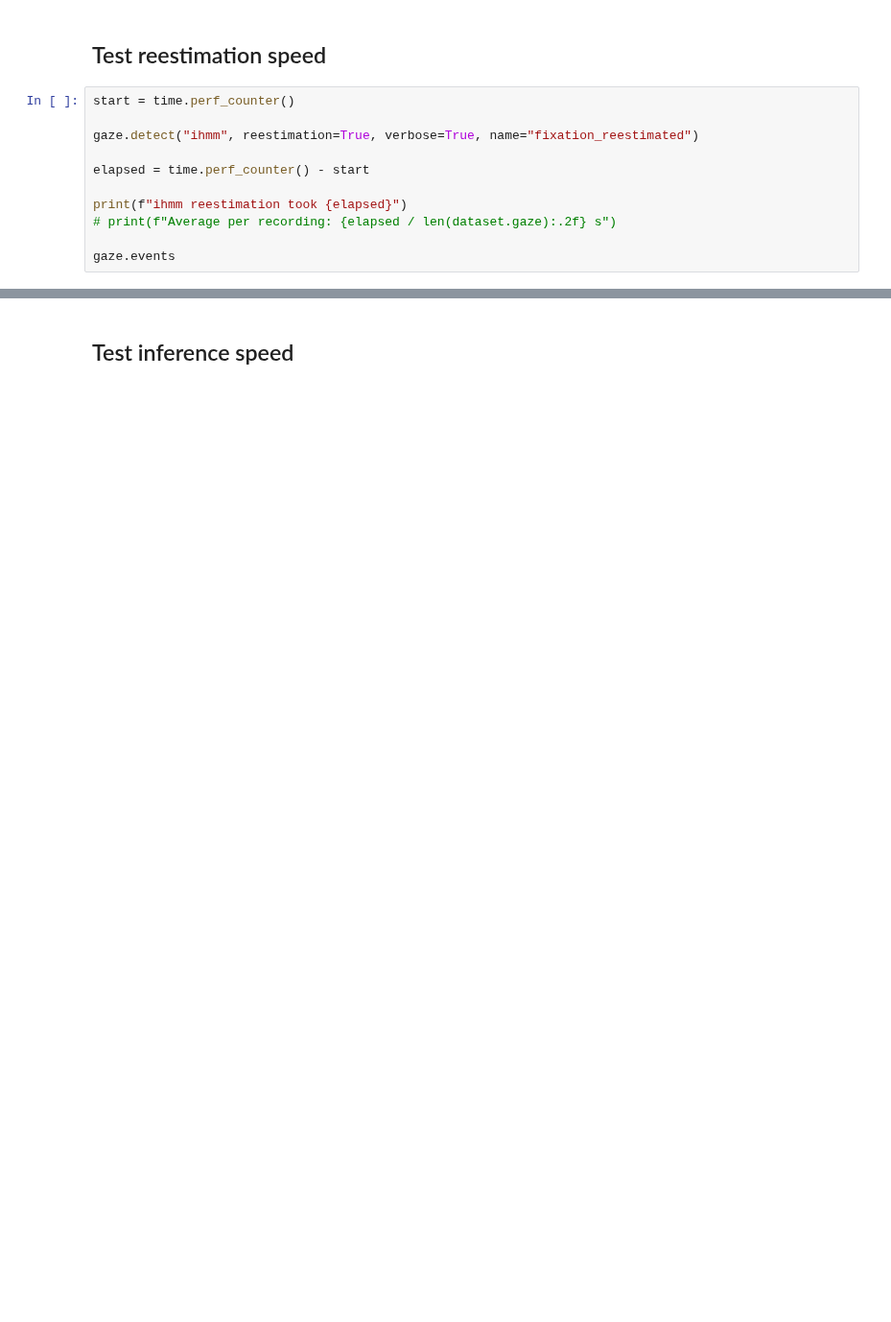
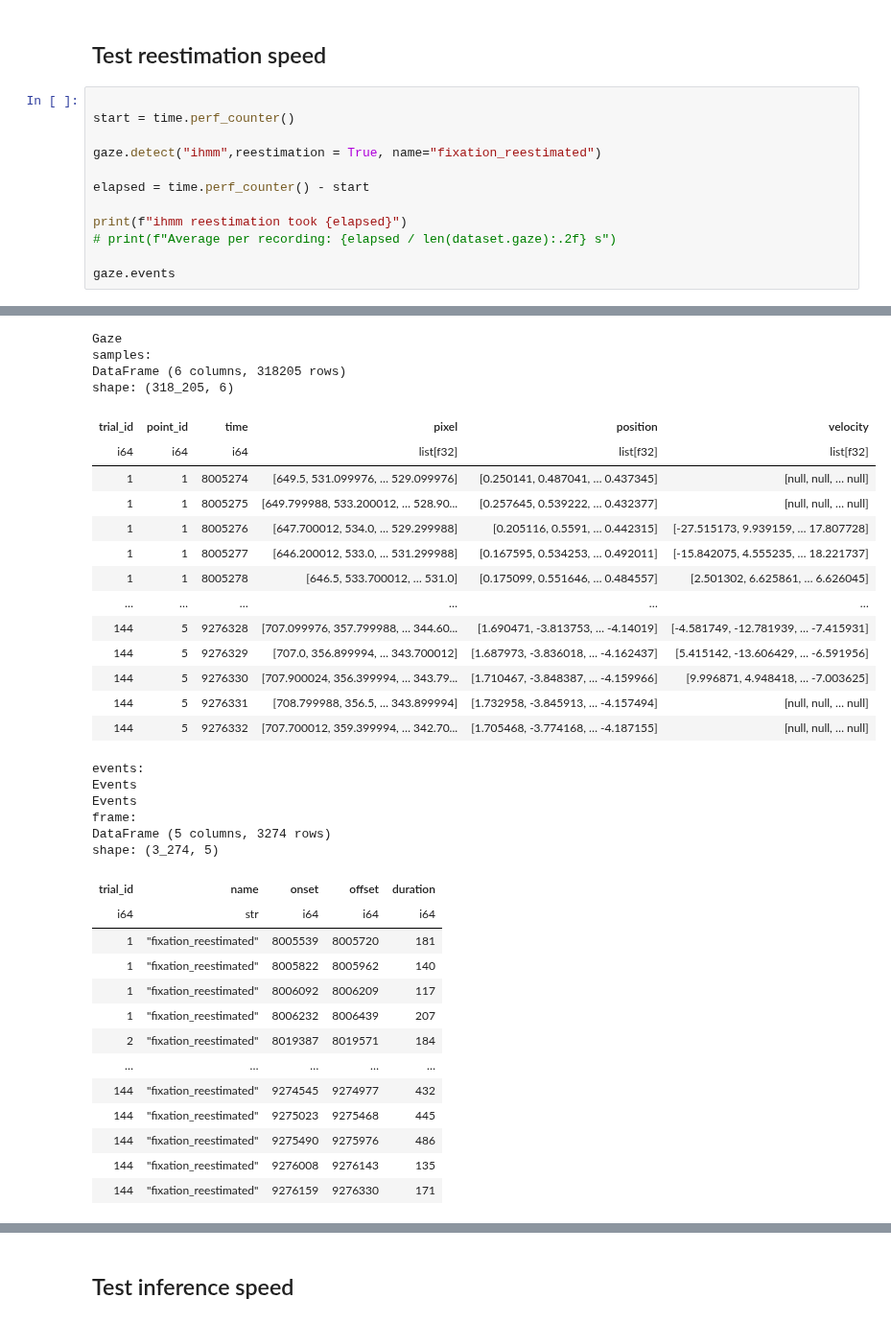
Before and after one commit to pymovements/pymovements, a Jupyter notebook: testsIHMM/ihmmDemonstration.ipynb, the cells around one changed output, grey strips where cells are left out. Shown at 96% size. Cells and saved outputs as stored; diff of their text form; blank space fills up the shorter version.

```diff
--- a/testsIHMM/ihmmDemonstration.ipynb
+++ b/testsIHMM/ihmmDemonstration.ipynb
@@ -223,9 +383,10 @@ gaze.pos2vel()
 # %% [markdown]
 ## Test reestimation speed
 # %%
+
 start = time.perf_counter()
 
-gaze.detect("ihmm", reestimation=True, verbose=True, name="fixation_reestimated")
+gaze.detect("ihmm",reestimation = True, name="fixation_reestimated")
 
 elapsed = time.perf_counter() - start
 
@@ -233,3 +394,4 @@ print(f"ihmm reestimation took {elapsed}")
 # print(f"Average per recording: {elapsed / len(dataset.gaze):.2f} s")
 
 gaze.events
+# %% [output]
@@ -235,0 +399,36 @@ gaze.events
+Gaze
+samples:
+DataFrame (6 columns, 318205 rows)
+shape: (318_205, 6)
+| trial_id | point_id | time | pixel | position | velocity |
+| i64 | i64 | i64 | list[f32] | list[f32] | list[f32] |
+| 1 | 1 | 8005274 | [649.5, 531.099976, … 529.099976] | [0.250141, 0.487041, … 0.437345] | [null, null, … null] |
+| 1 | 1 | 8005275 | [649.799988, 533.200012, … 528.90... | [0.257645, 0.539222, … 0.432377] | [null, null, … null] |
+| 1 | 1 | 8005276 | [647.700012, 534.0, … 529.299988] | [0.205116, 0.5591, … 0.442315] | [-27.515173, 9.939159, … 17.807728] |
+| 1 | 1 | 8005277 | [646.200012, 533.0, … 531.299988] | [0.167595, 0.534253, … 0.492011] | [-15.842075, 4.555235, … 18.221737] |
+| 1 | 1 | 8005278 | [646.5, 533.700012, … 531.0] | [0.175099, 0.551646, … 0.484557] | [2.501302, 6.625861, … 6.626045] |
+| … | … | … | … | … | … |
+| 144 | 5 | 9276328 | [707.099976, 357.799988, … 344.60... | [1.690471, -3.813753, … -4.14019] | [-4.581749, -12.781939, … -7.415931] |
+| 144 | 5 | 9276329 | [707.0, 356.899994, … 343.700012] | [1.687973, -3.836018, … -4.162437] | [5.415142, -13.606429, … -6.591956] |
+| 144 | 5 | 9276330 | [707.900024, 356.399994, … 343.79... | [1.710467, -3.848387, … -4.159966] | [9.996871, 4.948418, … -7.003625] |
+| 144 | 5 | 9276331 | [708.799988, 356.5, … 343.899994] | [1.732958, -3.845913, … -4.157494] | [null, null, … null] |
+| 144 | 5 | 9276332 | [707.700012, 359.399994, … 342.70... | [1.705468, -3.774168, … -4.187155] | [null, null, … null] |
+events:
+Events
+Events
+frame:
+DataFrame (5 columns, 3274 rows)
+shape: (3_274, 5)
+| trial_id | name | onset | offset | duration |
+| i64 | str | i64 | i64 | i64 |
+| 1 | "fixation_reestimated" | 8005539 | 8005720 | 181 |
+| 1 | "fixation_reestimated" | 8005822 | 8005962 | 140 |
+| 1 | "fixation_reestimated" | 8006092 | 8006209 | 117 |
+| 1 | "fixation_reestimated" | 8006232 | 8006439 | 207 |
+| 2 | "fixation_reestimated" | 8019387 | 8019571 | 184 |
+| … | … | … | … | … |
+| 144 | "fixation_reestimated" | 9274545 | 9274977 | 432 |
+| 144 | "fixation_reestimated" | 9275023 | 9275468 | 445 |
+| 144 | "fixation_reestimated" | 9275490 | 9275976 | 486 |
+| 144 | "fixation_reestimated" | 9276008 | 9276143 | 135 |
+| 144 | "fixation_reestimated" | 9276159 | 9276330 | 171 |
```
Also changed, not shown: parts of 13 cells of this notebook.
